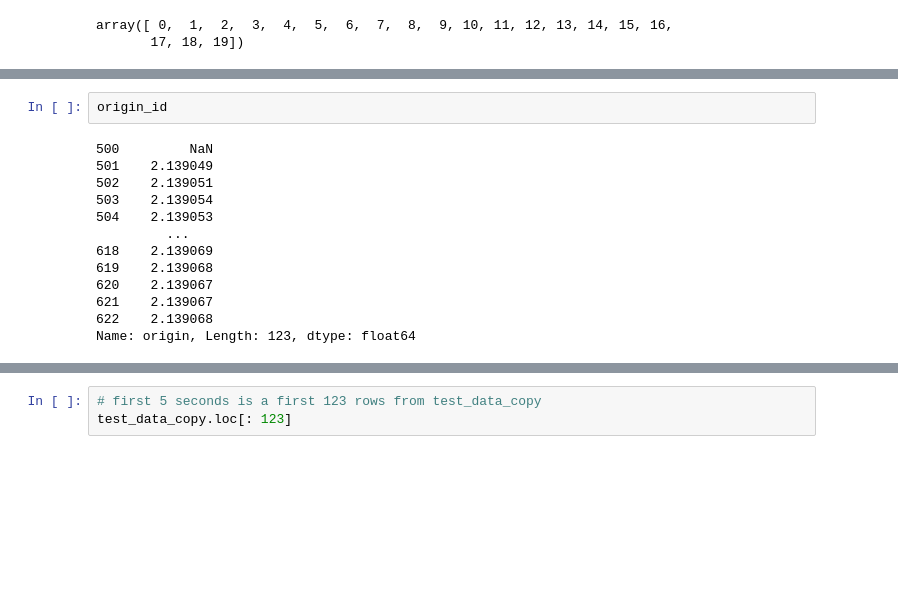
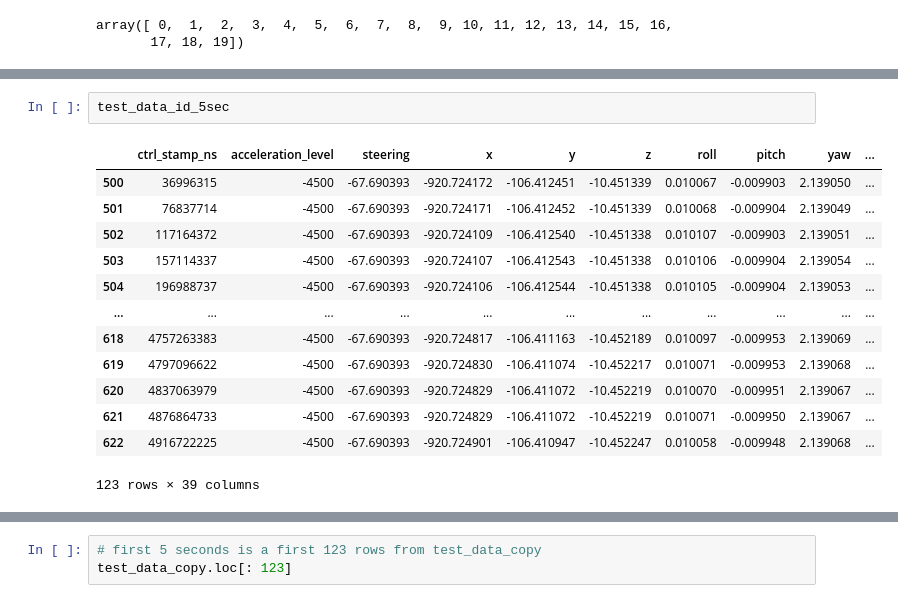
Before and after one commit to rvegrc/self_drive, a Jupyter notebook: self-driving.ipynb, the cells around one changed output, grey strips where cells are left out. Drawn from its saved outputs; the diff is of its cells as text; blank space fills up the shorter version.

```diff
--- a/self-driving.ipynb
+++ b/self-driving.ipynb
@@ -943,18 +915,19 @@ ValueError: Input contains NaN.
-# %%
-origin_id
-# %% [output]
-500         NaN
-501    2.139049
-502    2.139051
-503    2.139054
-504    2.139053
-         ...
-618    2.139069
-619    2.139068
-620    2.139067
-621    2.139067
-622    2.139068
-Name: origin, Length: 123, dtype: float64
+# %%
+test_data_id_5sec
+# %% [output]
+|  | ctrl_stamp_ns | acceleration_level | steering | x | y | z | roll | pitch | yaw | ... |
+| 500 | 36996315 | -4500 | -67.690393 | -920.724172 | -106.412451 | -10.451339 | 0.010067 | -0.009903 | 2.139050 | ... |
+| 501 | 76837714 | -4500 | -67.690393 | -920.724171 | -106.412452 | -10.451339 | 0.010068 | -0.009904 | 2.139049 | ... |
+| 502 | 117164372 | -4500 | -67.690393 | -920.724109 | -106.412540 | -10.451338 | 0.010107 | -0.009903 | 2.139051 | ... |
+| 503 | 157114337 | -4500 | -67.690393 | -920.724107 | -106.412543 | -10.451338 | 0.010106 | -0.009904 | 2.139054 | ... |
+| 504 | 196988737 | -4500 | -67.690393 | -920.724106 | -106.412544 | -10.451338 | 0.010105 | -0.009904 | 2.139053 | ... |
+| ... | ... | ... | ... | ... | ... | ... | ... | ... | ... | ... |
+| 618 | 4757263383 | -4500 | -67.690393 | -920.724817 | -106.411163 | -10.452189 | 0.010097 | -0.009953 | 2.139069 | ... |
+| 619 | 4797096622 | -4500 | -67.690393 | -920.724830 | -106.411074 | -10.452217 | 0.010071 | -0.009953 | 2.139068 | ... |
+| 620 | 4837063979 | -4500 | -67.690393 | -920.724829 | -106.411072 | -10.452219 | 0.010070 | -0.009951 | 2.139067 | ... |
+| 621 | 4876864733 | -4500 | -67.690393 | -920.724829 | -106.411072 | -10.452219 | 0.010071 | -0.009950 | 2.139067 | ... |
+| 622 | 4916722225 | -4500 | -67.690393 | -920.724901 | -106.410947 | -10.452247 | 0.010058 | -0.009948 | 2.139068 | ... |
+123 rows × 39 columns
 # %%
 test_data_id
 # %% [output]
```
Also changed, not shown: parts of 17 cells of this notebook.
